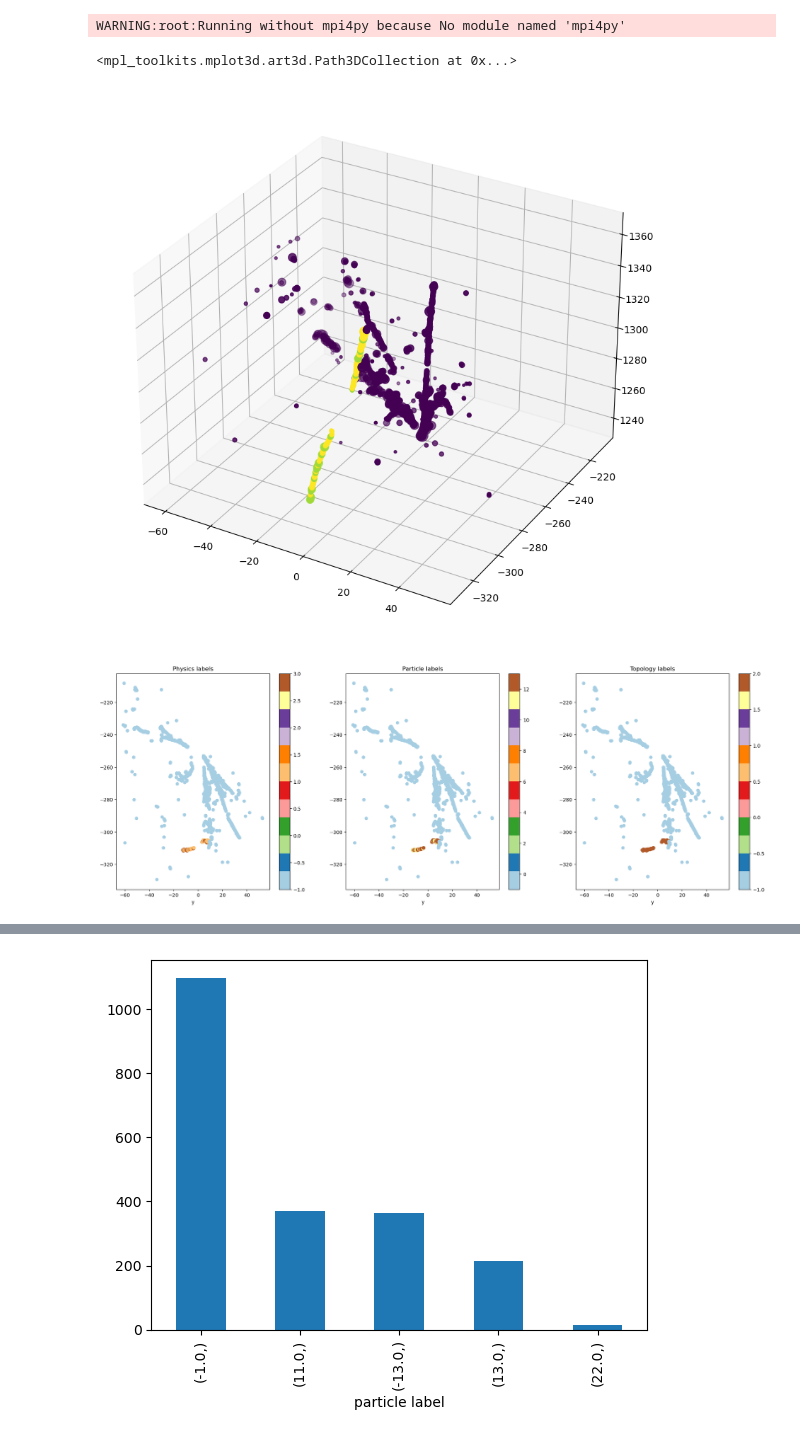
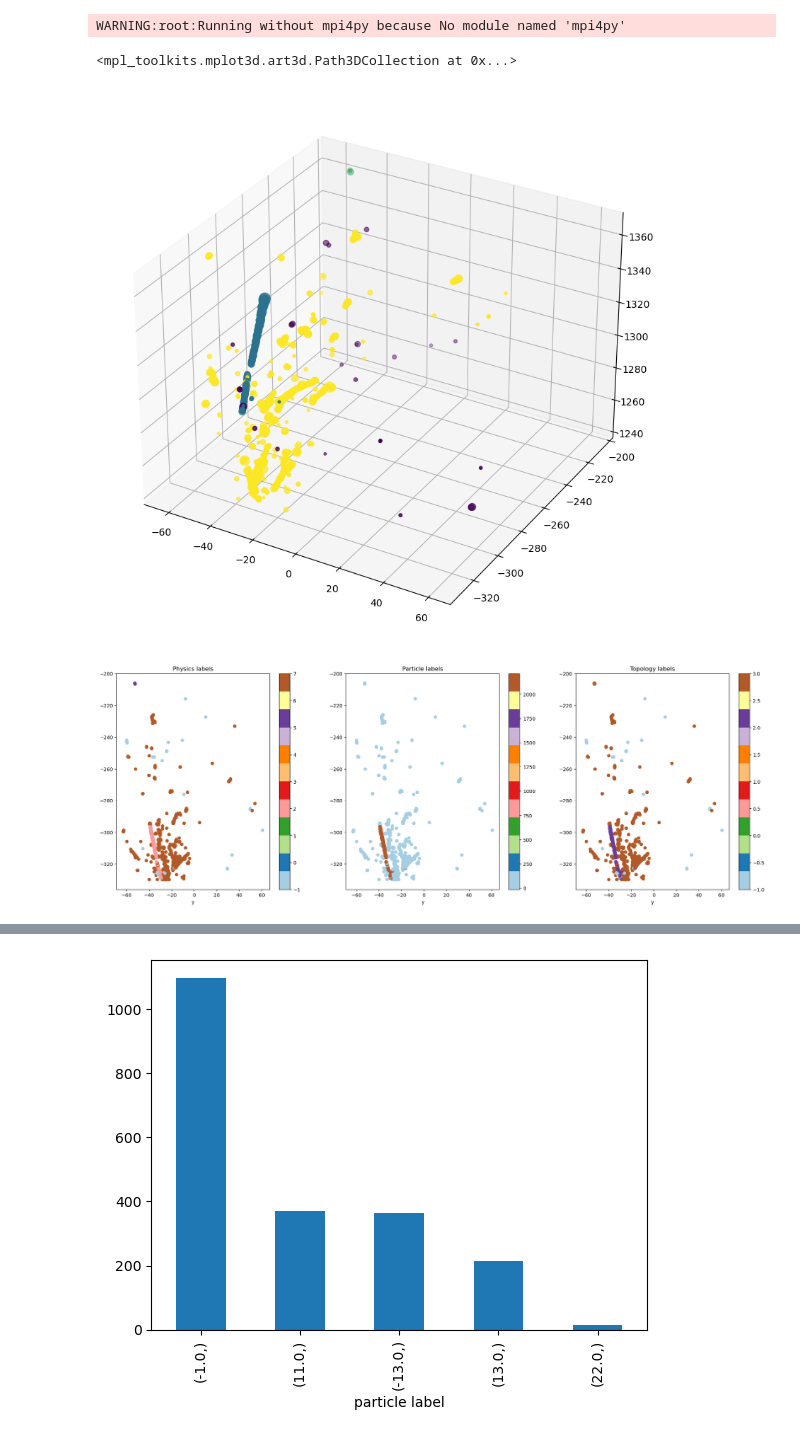
Before and after one commit to Neutron-Calibration-in-DUNE/ArrakisND, a Jupyter notebook: notebooks/test_arrakis.ipynb, the cells around one changed output, grey strips where cells are left out. Saved outputs shown, nothing was run; the diff lists cells and outputs as text; code cells hidden in the pictures.

```diff
--- a/notebooks/test_arrakis.ipynb
+++ b/notebooks/test_arrakis.ipynb
@@ -13,7 +13,7 @@ WARNING:root:Running without mpi4py because No module named 'mpi4py'
 # %%
 arr = np.load('../test.npz.arrakis_nd.npz', allow_pickle=True)
 # %%
-event = 4
+event = 1
 # %%
 x = arr['data'].tolist()[event].data['x']
 y = arr['data'].tolist()[event].data['y']
@@ -25,10 +25,10 @@ topology_labels = arr['data'].tolist()[event].data['topology_label']
 # %%
 fig = plt.figure(figsize=(10,10))
 ax = fig.add_subplot(111, projection='3d')
-ax.scatter(x,y,z,c=particle_labels,s=q)
+ax.scatter(x,y,z,c=physics_labels,s=q)
 # %% [output]
 <mpl_toolkits.mplot3d.art3d.Path3DCollection at 0x...>
-[figure, old version]
+[figure, new version]
 # %%
 fig, axs = plt.subplots(1, 3, figsize=(24, 8))
 plot1 = axs[0].scatter(x,y, c=physics_labels, cmap='Paired')
@@ -49,5 +49,5 @@ plt.colorbar(plot3, ax=axs[2])
 
 plt.show()
 # %% [output]
-[figure, old version]
+[figure, new version]
 # %%
```
Also changed, not shown: parts of 9 cells of this notebook, 4 other files.
